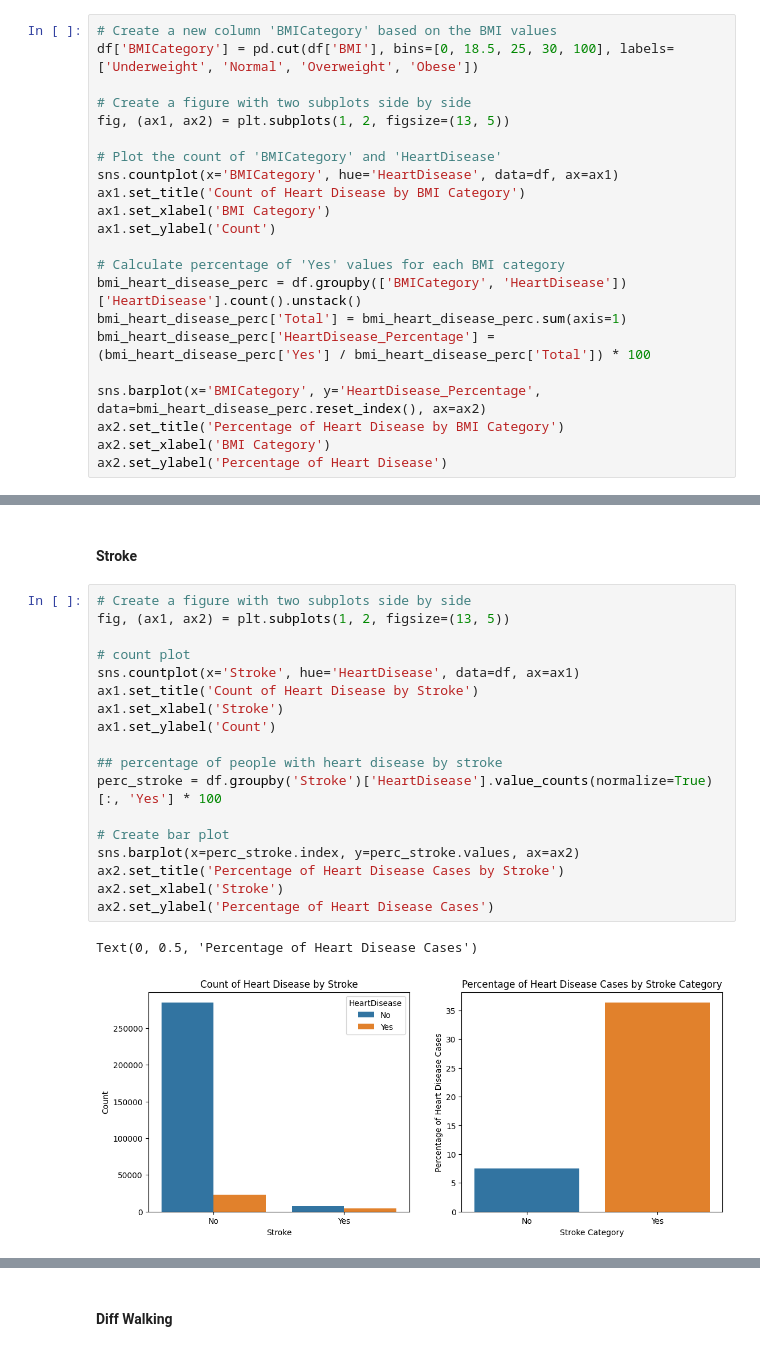
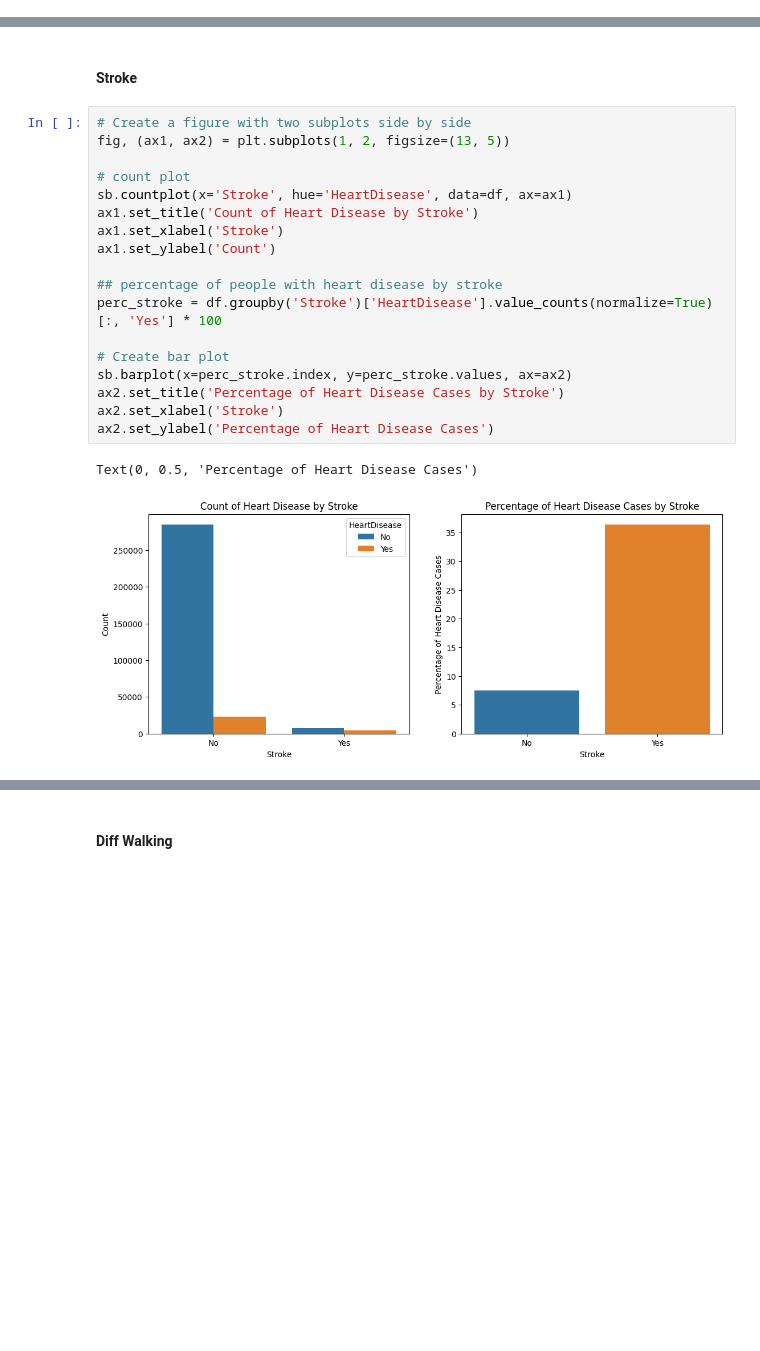
Before and after one commit to th0rz05/feup-ia-heart-disease, a Jupyter notebook: proj/Project.ipynb, the cells around one changed output, grey strips where cells are left out. Saved outputs shown, nothing was run; the diff lists cells and outputs as text; blank space fills up the shorter version.

```diff
--- a/proj/Project.ipynb
+++ b/proj/Project.ipynb
@@ -120,22 +146,0 @@ Looking at this correlation matrix we see that the variables that are more likel
-# %%
-# Create a new column 'BMICategory' based on the BMI values
-df['BMICategory'] = pd.cut(df['BMI'], bins=[0, 18.5, 25, 30, 100], labels=['Underweight', 'Normal', 'Overweight', 'Obese'])
-
-# Create a figure with two subplots side by side
-fig, (ax1, ax2) = plt.subplots(1, 2, figsize=(13, 5))
-
-# Plot the count of 'BMICategory' and 'HeartDisease'
-sns.countplot(x='BMICategory', hue='HeartDisease', data=df, ax=ax1)
-ax1.set_title('Count of Heart Disease by BMI Category')
-ax1.set_xlabel('BMI Category')
-ax1.set_ylabel('Count')
-
-# Calculate percentage of 'Yes' values for each BMI category
-bmi_heart_disease_perc = df.groupby(['BMICategory', 'HeartDisease'])['HeartDisease'].count().unstack()
-bmi_heart_disease_perc['Total'] = bmi_heart_disease_perc.sum(axis=1)
-bmi_heart_disease_perc['HeartDisease_Percentage'] = (bmi_heart_disease_perc['Yes'] / bmi_heart_disease_perc['Total']) * 100
-
-sns.barplot(x='BMICategory', y='HeartDisease_Percentage', data=bmi_heart_disease_perc.reset_index(), ax=ax2)
-ax2.set_title('Percentage of Heart Disease by BMI Category')
-ax2.set_xlabel('BMI Category')
-ax2.set_ylabel('Percentage of Heart Disease')
@@ -149,21 +149,21 @@ We can see that the people with normal BMI are less affected by heart diseases
 # %%
 # Create a figure with two subplots side by side
 fig, (ax1, ax2) = plt.subplots(1, 2, figsize=(13, 5))
 
 # count plot
-sns.countplot(x='Stroke', hue='HeartDisease', data=df, ax=ax1)
+sb.countplot(x='Stroke', hue='HeartDisease', data=df, ax=ax1)
 ax1.set_title('Count of Heart Disease by Stroke')
 ax1.set_xlabel('Stroke')
 ax1.set_ylabel('Count')
 
 ## percentage of people with heart disease by stroke
 perc_stroke = df.groupby('Stroke')['HeartDisease'].value_counts(normalize=True)[:, 'Yes'] * 100
 
 # Create bar plot
-sns.barplot(x=perc_stroke.index, y=perc_stroke.values, ax=ax2)
+sb.barplot(x=perc_stroke.index, y=perc_stroke.values, ax=ax2)
 ax2.set_title('Percentage of Heart Disease Cases by Stroke')
 ax2.set_xlabel('Stroke')
 ax2.set_ylabel('Percentage of Heart Disease Cases')
 # %% [output]
 Text(0, 0.5, 'Percentage of Heart Disease Cases')
-[figure, old version]
+[figure, new version]
```
Also changed, not shown: parts of 54 cells of this notebook.
